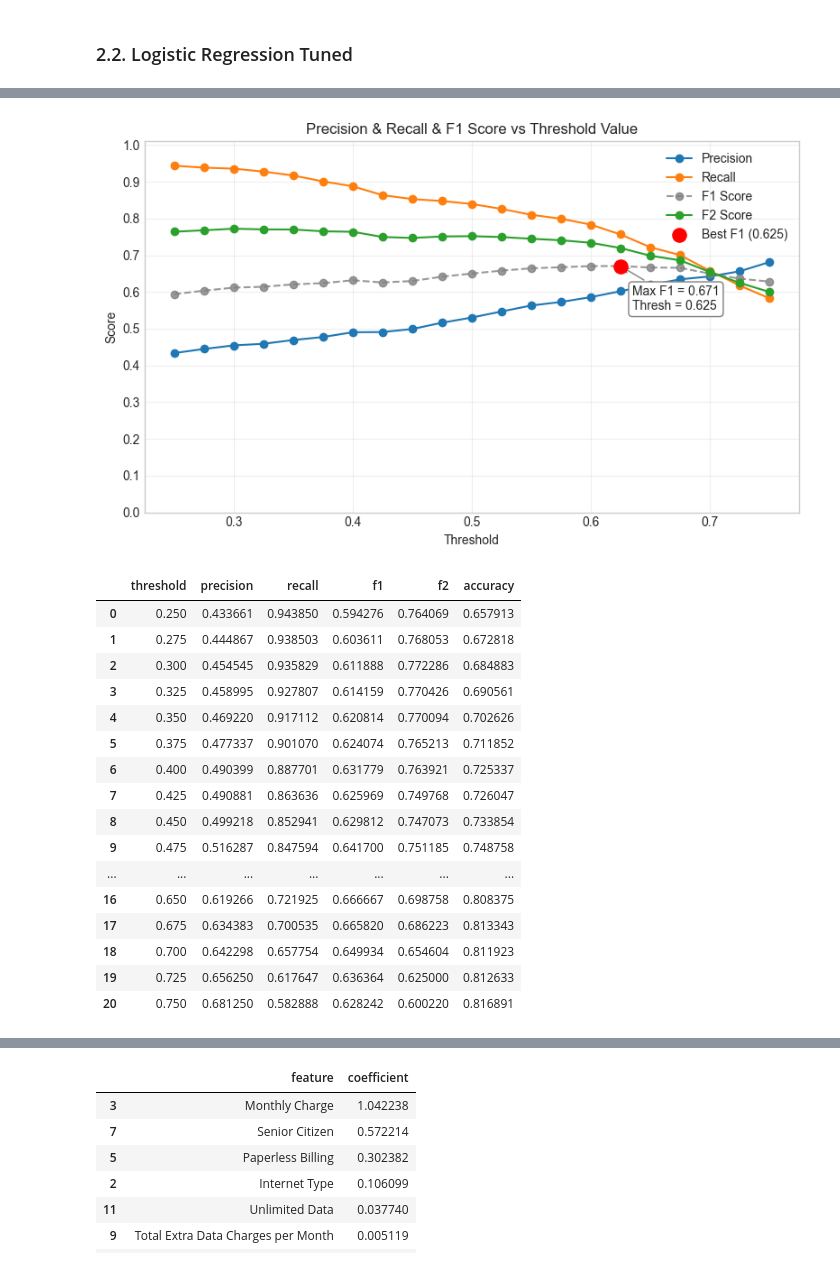
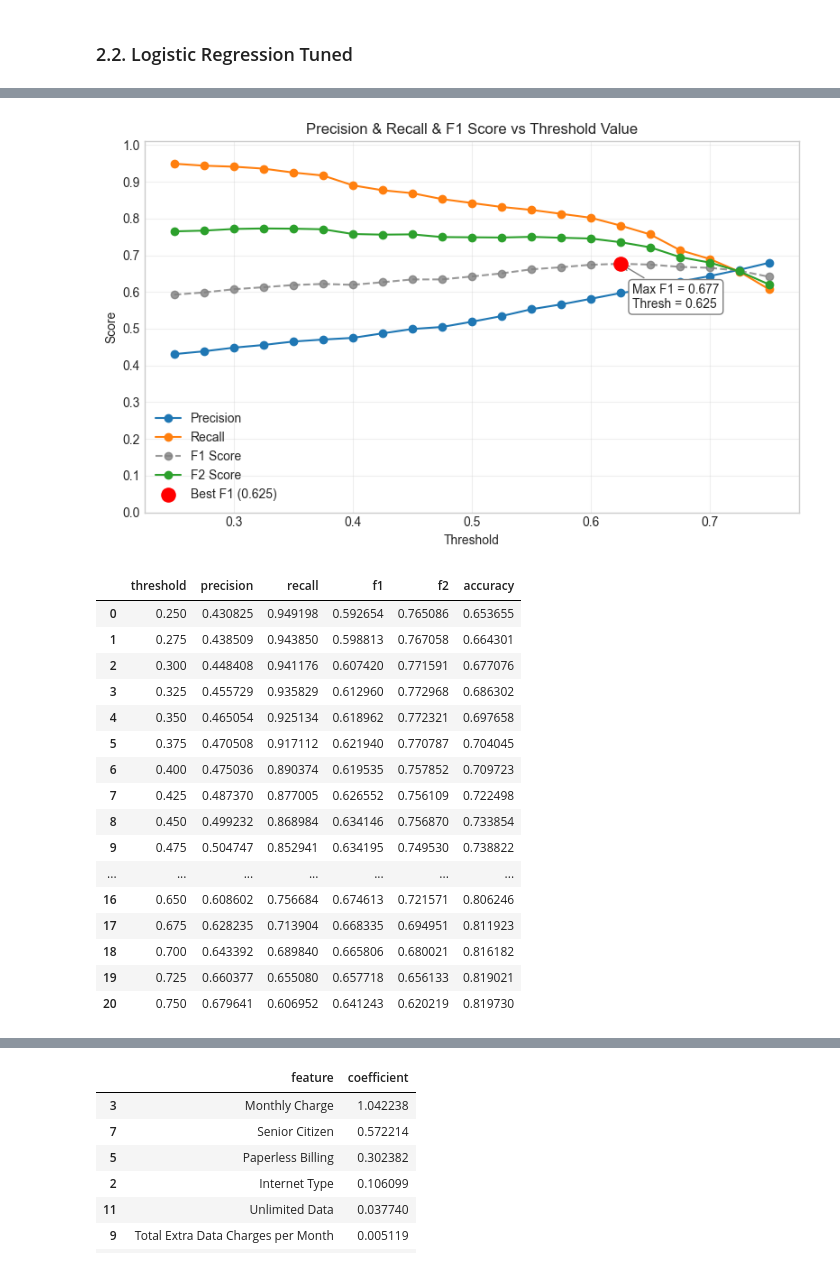
Before and after one commit to pcatarino88/telco_churn, a Jupyter notebook: notebooks/04_modelling.ipynb, the cells around one changed output, grey strips where cells are left out. Drawn from its saved outputs; the diff is of its cells as text; code cells hidden in the pictures.

```diff
--- a/notebooks/04_modelling.ipynb
+++ b/notebooks/04_modelling.ipynb
@@ -340,14 +302,25 @@ Returning the number of logical cores instead. You can silence this warning by s
 # %%
-# create X and Y for train_proc and val_proc
-X_train = train_proc.drop(columns=['Churn Value'])
-Y_train = train_proc['Churn Value']
-X_val = val_proc.drop(columns=['Churn Value'])
-Y_val = val_proc['Churn Value']
+# Split raw X and Y
+
+TARGET = "Churn Value"
+
+X_train = train_df.drop(columns=[TARGET])
+Y_train = train_df[TARGET].astype(int)
+
+X_val = val_df.drop(columns=[TARGET])
+Y_val = val_df[TARGET].astype(int)
 # %% [markdown]
 ### 2.1. BASELINE - Zero fine-tune Logistic Regression model
 # %%
-# Defining and training the Logistic Regression model
-logistic_model = LogisticRegression(max_iter=2000, random_state=42)
+# Build Pipeline for preprocess and model
+pipe = Pipeline([
+    ("preprocess", PreprocessTransformer()),
+    ("model", LogisticRegression(
+        max_iter=2000,
+        random_state=42
+    ))
+])
 
-logistic_model.fit(X_train, Y_train)
+# Execute pipeline
+pipe.fit(X_train, Y_train)
 # %% [output]
@@ -459,8 +414,16 @@ coef_df
 # %% [markdown]
 ### 2.2. Logistic Regression Tuned
 # %%
-# Defining and training the Logistic Regression model
-logistic_model = LogisticRegression(max_iter=2000, random_state=42,class_weight='balanced')
+# Build Pipeline for preprocess and model
+pipe = Pipeline([
+    ("preprocess", PreprocessTransformer()),
+    ("model", LogisticRegression(
+        max_iter=2000,
+        random_state=42,
+        class_weight='balanced'
+    ))
+])
 
-logistic_model.fit(X_train, Y_train)
+# Execute pipeline
+pipe.fit(X_train, Y_train)
 # %% [output]
@@ -560,29 +526,29 @@ def evaluate_thresholds(y_true, y_proba, thresholds):
 
     return df_thresh
 # %%
-y_val_proba = logistic_model.predict_proba(X_val)[:, 1]
+y_val_proba = pipe.predict_proba(X_val)[:, 1]
 thresholds = np.linspace(0.25, 0.75, 21)
 df_thresh = evaluate_thresholds(Y_val, y_val_proba, thresholds)
 df_thresh
 # %% [output]
-[figure, old version]
+[figure, new version]
 |  | threshold | precision | recall | f1 | f2 | accuracy |
-| 0 | 0.250 | 0.433661 | 0.943850 | 0.594276 | 0.764069 | 0.657913 |
-| 1 | 0.275 | 0.444867 | 0.938503 | 0.603611 | 0.768053 | 0.672818 |
-| 2 | 0.300 | 0.454545 | 0.935829 | 0.611888 | 0.772286 | 0.684883 |
-| 3 | 0.325 | 0.458995 | 0.927807 | 0.614159 | 0.770426 | 0.690561 |
-| 4 | 0.350 | 0.469220 | 0.917112 | 0.620814 | 0.770094 | 0.702626 |
-| 5 | 0.375 | 0.477337 | 0.901070 | 0.624074 | 0.765213 | 0.711852 |
-| 6 | 0.400 | 0.490399 | 0.887701 | 0.631779 | 0.763921 | 0.725337 |
-| 7 | 0.425 | 0.490881 | 0.863636 | 0.625969 | 0.749768 | 0.726047 |
-| 8 | 0.450 | 0.499218 | 0.852941 | 0.629812 | 0.747073 | 0.733854 |
-| 9 | 0.475 | 0.516287 | 0.847594 | 0.641700 | 0.751185 | 0.748758 |
+| 0 | 0.250 | 0.430825 | 0.949198 | 0.592654 | 0.765086 | 0.653655 |
+| 1 | 0.275 | 0.438509 | 0.943850 | 0.598813 | 0.767058 | 0.664301 |
+| 2 | 0.300 | 0.448408 | 0.941176 | 0.607420 | 0.771591 | 0.677076 |
+| 3 | 0.325 | 0.455729 | 0.935829 | 0.612960 | 0.772968 | 0.686302 |
+| 4 | 0.350 | 0.465054 | 0.925134 | 0.618962 | 0.772321 | 0.697658 |
+| 5 | 0.375 | 0.470508 | 0.917112 | 0.621940 | 0.770787 | 0.704045 |
+| 6 | 0.400 | 0.475036 | 0.890374 | 0.619535 | 0.757852 | 0.709723 |
+| 7 | 0.425 | 0.487370 | 0.877005 | 0.626552 | 0.756109 | 0.722498 |
+| 8 | 0.450 | 0.499232 | 0.868984 | 0.634146 | 0.756870 | 0.733854 |
+| 9 | 0.475 | 0.504747 | 0.852941 | 0.634195 | 0.749530 | 0.738822 |
 | ... | ... | ... | ... | ... | ... | ... |
-| 16 | 0.650 | 0.619266 | 0.721925 | 0.666667 | 0.698758 | 0.808375 |
-| 17 | 0.675 | 0.634383 | 0.700535 | 0.665820 | 0.686223 | 0.813343 |
-| 18 | 0.700 | 0.642298 | 0.657754 | 0.649934 | 0.654604 | 0.811923 |
-| 19 | 0.725 | 0.656250 | 0.617647 | 0.636364 | 0.625000 | 0.812633 |
-| 20 | 0.750 | 0.681250 | 0.582888 | 0.628242 | 0.600220 | 0.816891 |
+| 16 | 0.650 | 0.608602 | 0.756684 | 0.674613 | 0.721571 | 0.806246 |
+| 17 | 0.675 | 0.628235 | 0.713904 | 0.668335 | 0.694951 | 0.811923 |
+| 18 | 0.700 | 0.643392 | 0.689840 | 0.665806 | 0.680021 | 0.816182 |
+| 19 | 0.725 | 0.660377 | 0.655080 | 0.657718 | 0.656133 | 0.819021 |
+| 20 | 0.750 | 0.679641 | 0.606952 | 0.641243 | 0.620219 | 0.819730 |
 # %%
 best_t = 0.625
 # Check model performance on training and validation sets
```
Also changed, not shown: parts of 42 cells of this notebook, 2 other files.
